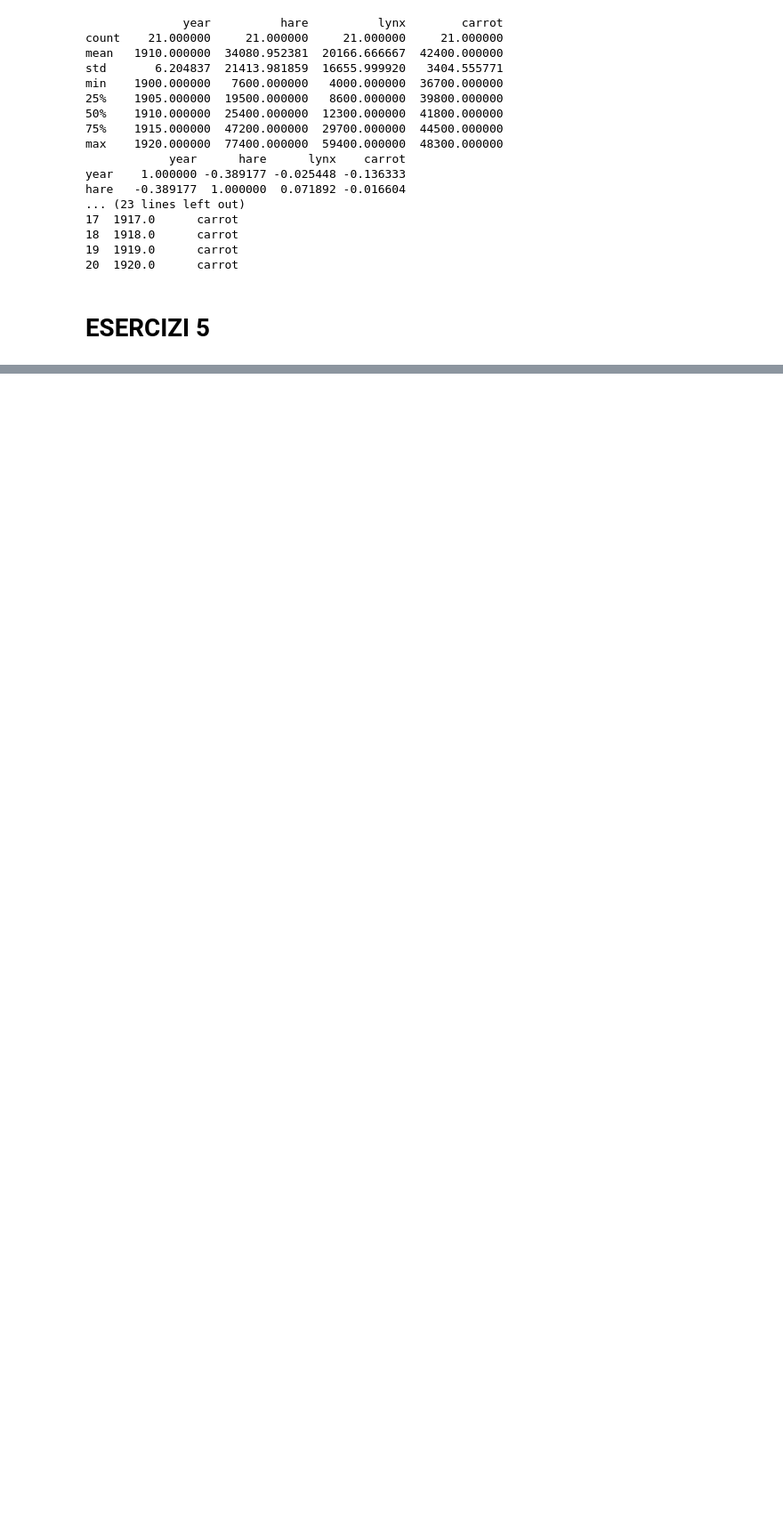
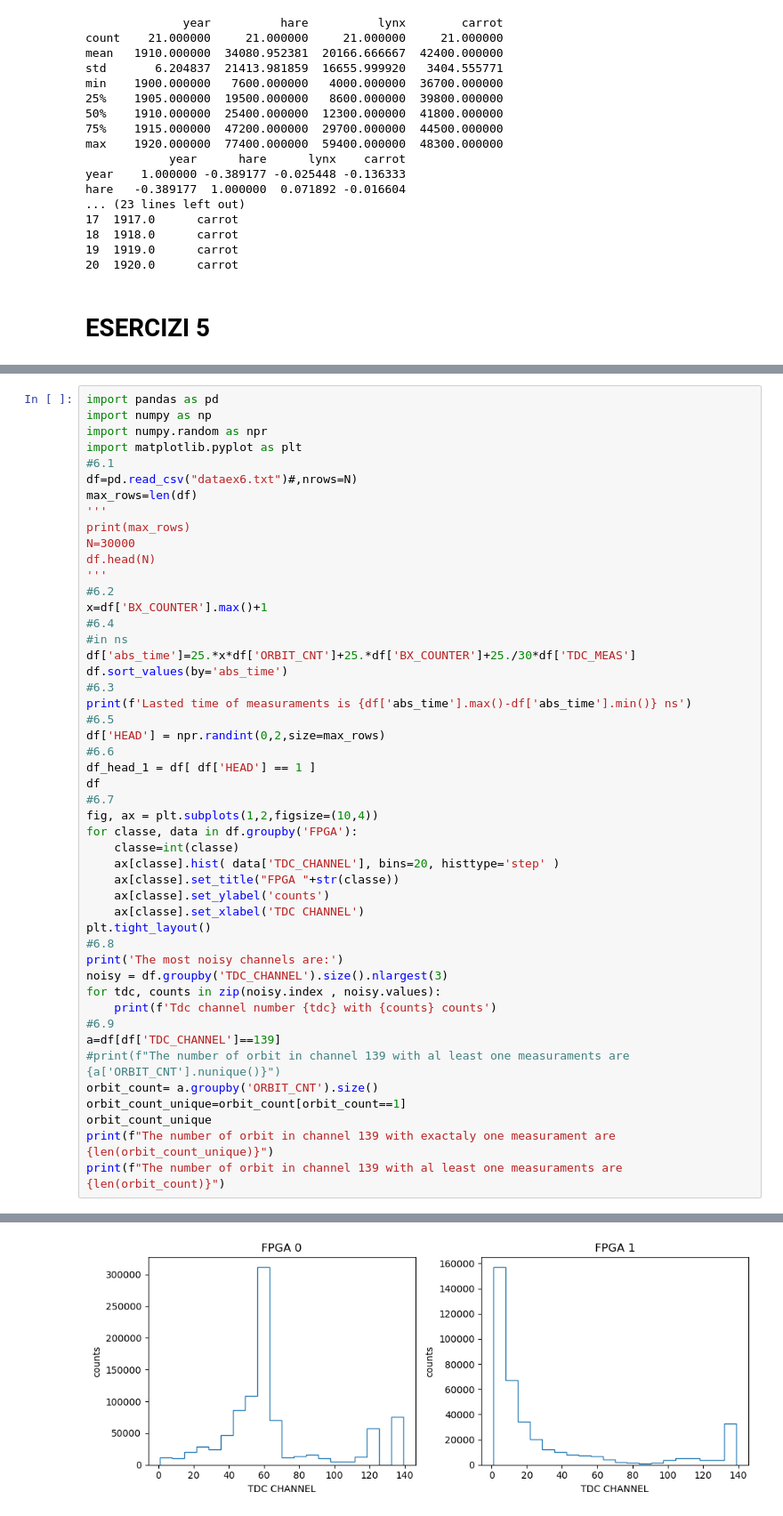
Before and after one commit to boscolomarco/LaboratoryOfComputationalPhysics_Y7, a Jupyter notebook: SIMULAZIONE_ESAME.ipynb, the cells around one changed output, grey strips where cells are left out. Shown: that part at 89% size. Saved outputs shown, nothing was run; the diff lists cells and outputs as text; blank space fills up the shorter version.

```diff
--- a/SIMULAZIONE_ESAME.ipynb
+++ b/SIMULAZIONE_ESAME.ipynb
@@ -906,0 +1128,49 @@ hare   -0.389177  1.000000  0.071892 -0.016604
+# %%
+import pandas as pd
+import numpy as np
+import numpy.random as npr
+import matplotlib.pyplot as plt
+#6.1
+df=pd.read_csv("dataex6.txt")#,nrows=N)
+max_rows=len(df)
+'''
+print(max_rows)
+N=30000
+df.head(N)
+'''
+#6.2
+x=df['BX_COUNTER'].max()+1
+#6.4
+#in ns
+df['abs_time']=25.*x*df['ORBIT_CNT']+25.*df['BX_COUNTER']+25./30*df['TDC_MEAS']
+df.sort_values(by='abs_time')
+#6.3
+print(f'Lasted time of measuraments is {df['abs_time'].max()-df['abs_time'].min()} ns')
+#6.5
+df['HEAD'] = npr.randint(0,2,size=max_rows)
+#6.6
+df_head_1 = df[ df['HEAD'] == 1 ]
+df
+#6.7
+fig, ax = plt.subplots(1,2,figsize=(10,4))
+for classe, data in df.groupby('FPGA'):
+    classe=int(classe)
+    ax[classe].hist( data['TDC_CHANNEL'], bins=20, histtype='step' )
+    ax[classe].set_title("FPGA "+str(classe))
+    ax[classe].set_ylabel('counts')
+    ax[classe].set_xlabel('TDC CHANNEL')
+plt.tight_layout()
+#6.8
+print('The most noisy channels are:')
+noisy = df.groupby('TDC_CHANNEL').size().nlargest(3)
+for tdc, counts in zip(noisy.index , noisy.values):
+    print(f'Tdc channel number {tdc} with {counts} counts')
+#6.9
+a=df[df['TDC_CHANNEL']==139]
+#print(f"The number of orbit in channel 139 with al least one measuraments are {a['ORBIT_CNT'].nunique()}")
+orbit_count= a.groupby('ORBIT_CNT').size()
+orbit_count_unique=orbit_count[orbit_count==1]
+orbit_count_unique
+print(f"The number of orbit in channel 139 with exactaly one measurament are {len(orbit_count_unique)}")
+print(f"The number of orbit in channel 139 with al least one measuraments are {len(orbit_count)}")
+# %% [output]
@@ -906,0 +1184 @@ hare   -0.389177  1.000000  0.071892 -0.016604
+[figure, added]
```
Also changed, not shown: parts of 15 cells of this notebook.
